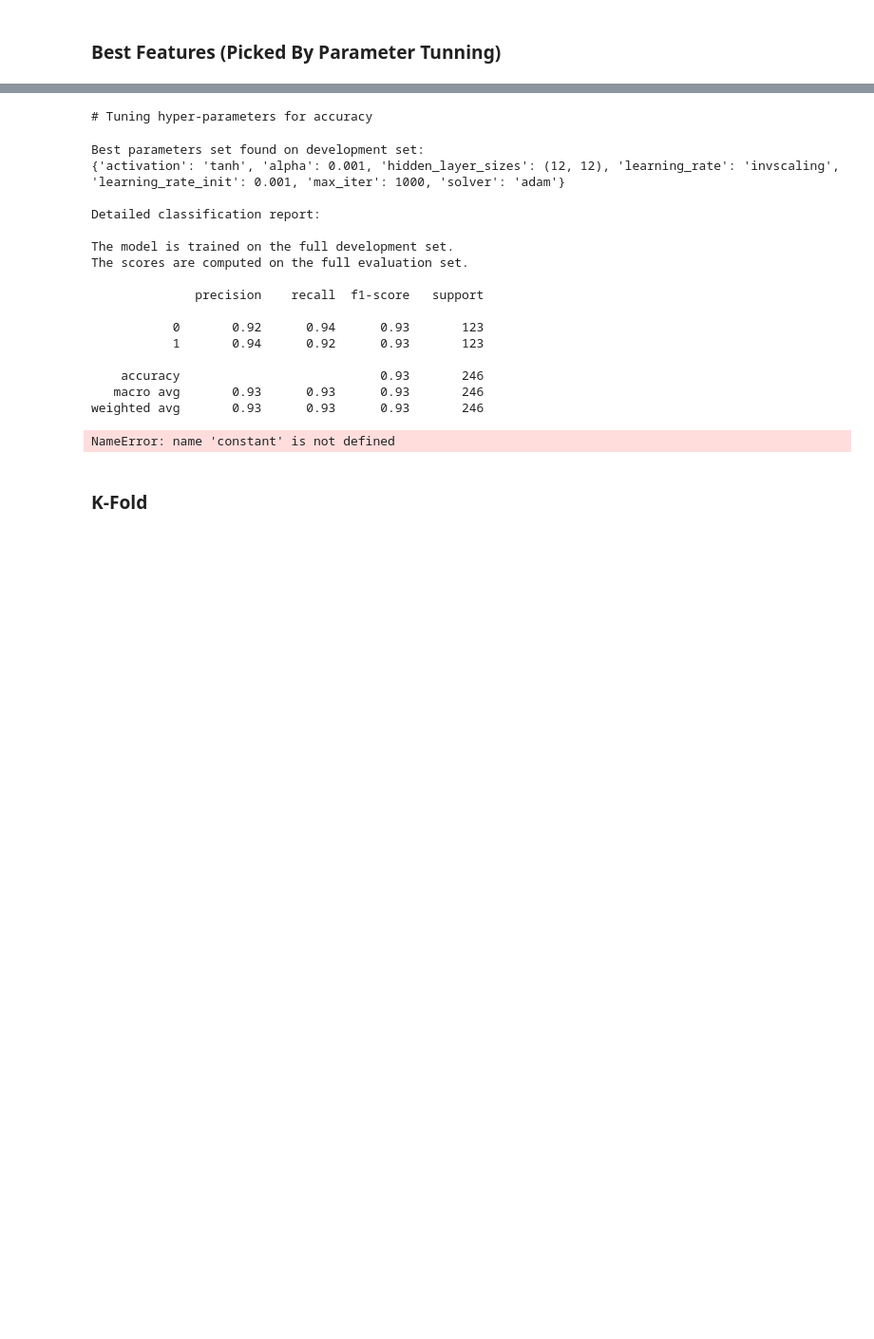
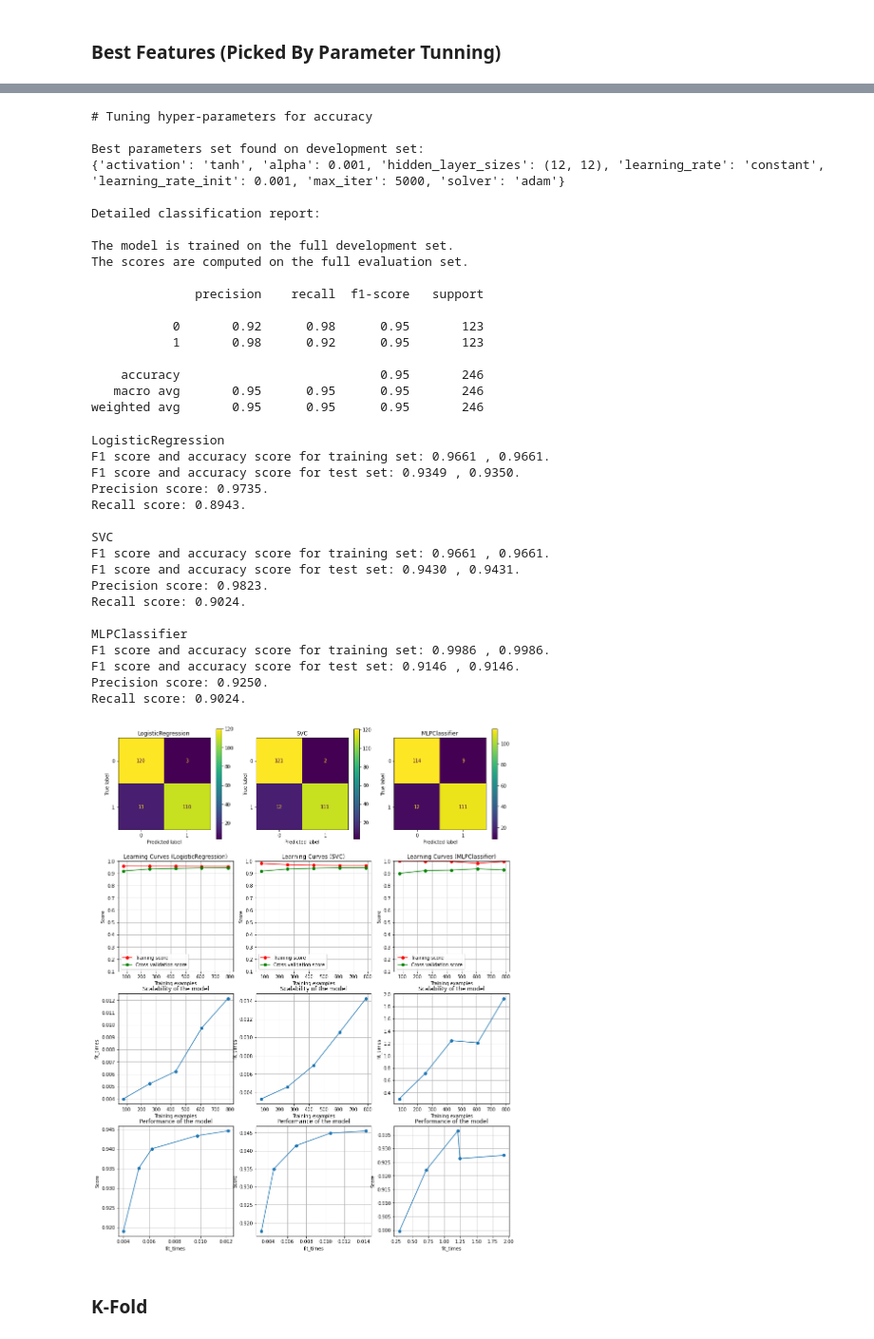
Before and after one commit to alexandreserras/Credit-Card-Fraud-Detection, a Jupyter notebook: Project.ipynb, the cells around one changed output, grey strips where cells are left out. Shown at 95% size. Cells and saved outputs as stored; diff of their text form; code cells hidden in the pictures; blank space fills up the shorter version.

```diff
--- a/Project.ipynb
+++ b/Project.ipynb
@@ -612,7 +614,7 @@ weighted avg       0.94      0.94      0.94       246
 tuned_nn_parameters = [
     {
         'solver': ['adam'],
-        'max_iter': [1000],
+        'max_iter': [5000],
         'hidden_layer_sizes': [(12,12), (12,12,12)],
         'activation': ['tanh', 'relu'],
         'alpha': [1e-3,1e-4],
@@ -624,32 +626,50 @@ tuned_nn_parameters = [
 best_nn_parameters = parameter_tuning(X_train, X_test, y_train, y_test, MLPClassifier(), tuned_nn_parameters)
 # %% [output]
 # Tuning hyper-parameters for accuracy
+
+Best parameters set found on development set:
+{'activation': 'tanh', 'alpha': 0.001, 'hidden_layer_sizes': (12, 12), 'learning_rate': 'constant', 'learning_rate_init': 0.001, 'max_iter': 5000, 'solver': 'adam'}
+
+Detailed classification report:
+
+The model is trained on the full development set.
+The scores are computed on the full evaluation set.
+
+              precision    recall  f1-score   support
+
+           0       0.92      0.98      0.95       123
+           1       0.98      0.92      0.95       123
+
+    accuracy                           0.95       246
+   macro avg       0.95      0.95      0.95       246
+weighted avg       0.95      0.95      0.95       246
-Best parameters set found on development set:
-{'activation': 'tanh', 'alpha': 0.001, 'hidden_layer_sizes': (12, 12), 'learning_rate': 'invscaling', 'learning_rate_init': 0.001, 'max_iter': 1000, 'solver': 'adam'}
-
-Detailed classification report:
-
-The model is trained on the full development set.
-The scores are computed on the full evaluation set.
-
-              precision    recall  f1-score   support
-
-           0       0.92      0.94      0.93       123
-           1       0.94      0.92      0.93       123
-
-    accuracy                           0.93       246
-   macro avg       0.93      0.93      0.93       246
-weighted avg       0.93      0.93      0.93       246
 # %%
 clfs = [
-    LogisticRegression(C=1, class_weight='balanced', max_iter=1000, penalty='l2', solver='lbfgs'),
-    SVC(C=1000, gamma=0.001, kernel='rbf'),
-    MLPClassifier(activation='tanh', alpha=0.0001, hidden_layer_sizes=(12, 12), learning_rate=constant, learning_rate_init=0.01, max_iter=1000, solver='adam')
+    LogisticRegression(C=1, class_weight='balanced', max_iter=5000, penalty='l1', solver='liblinear'),
+    SVC(C=100, gamma=0.003, kernel='rbf'),
+    MLPClassifier(activation='relu', alpha=0.0001, hidden_layer_sizes=(12, 12), learning_rate='constant', learning_rate_init=0.001, max_iter=5000, solver='adam')
 ]
 
 compare_classifiers(clfs, X, y)
 # %% [output]
-NameError: name 'constant' is not defined
+LogisticRegression
+F1 score and accuracy score for training set: 0.9661 , 0.9661.
+F1 score and accuracy score for test set: 0.9349 , 0.9350.
+Precision score: 0.9735.
+Recall score: 0.8943.
+
+SVC
+F1 score and accuracy score for training set: 0.9661 , 0.9661.
+F1 score and accuracy score for test set: 0.9430 , 0.9431.
+Precision score: 0.9823.
+Recall score: 0.9024.
+
+MLPClassifier
+F1 score and accuracy score for training set: 0.9986 , 0.9986.
+F1 score and accuracy score for test set: 0.9146 , 0.9146.
+Precision score: 0.9250.
+Recall score: 0.9024.
+[figure, added]
 # %% [markdown]
 ### K-Fold
 # %%
```
Also changed, not shown: parts of 19 cells of this notebook.
